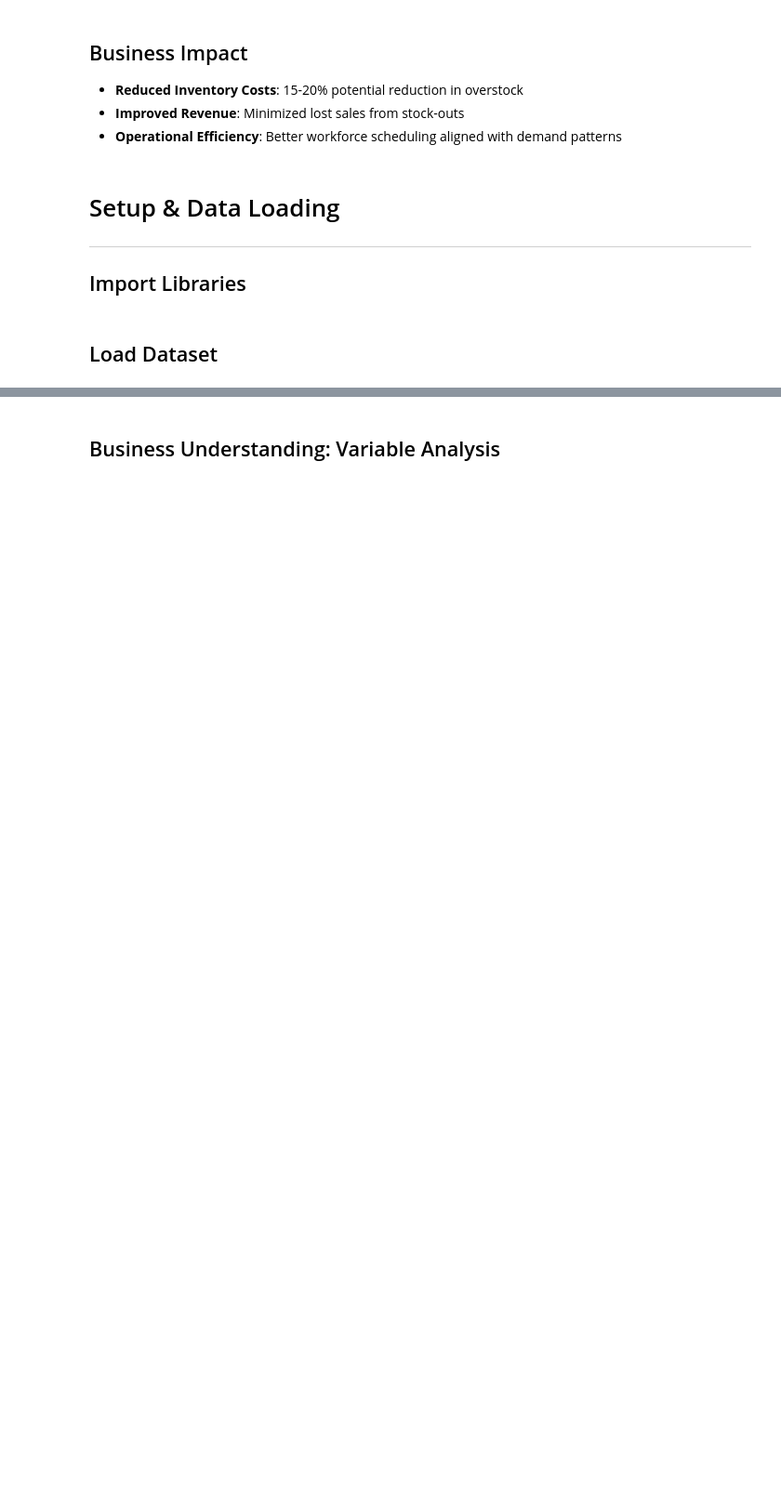
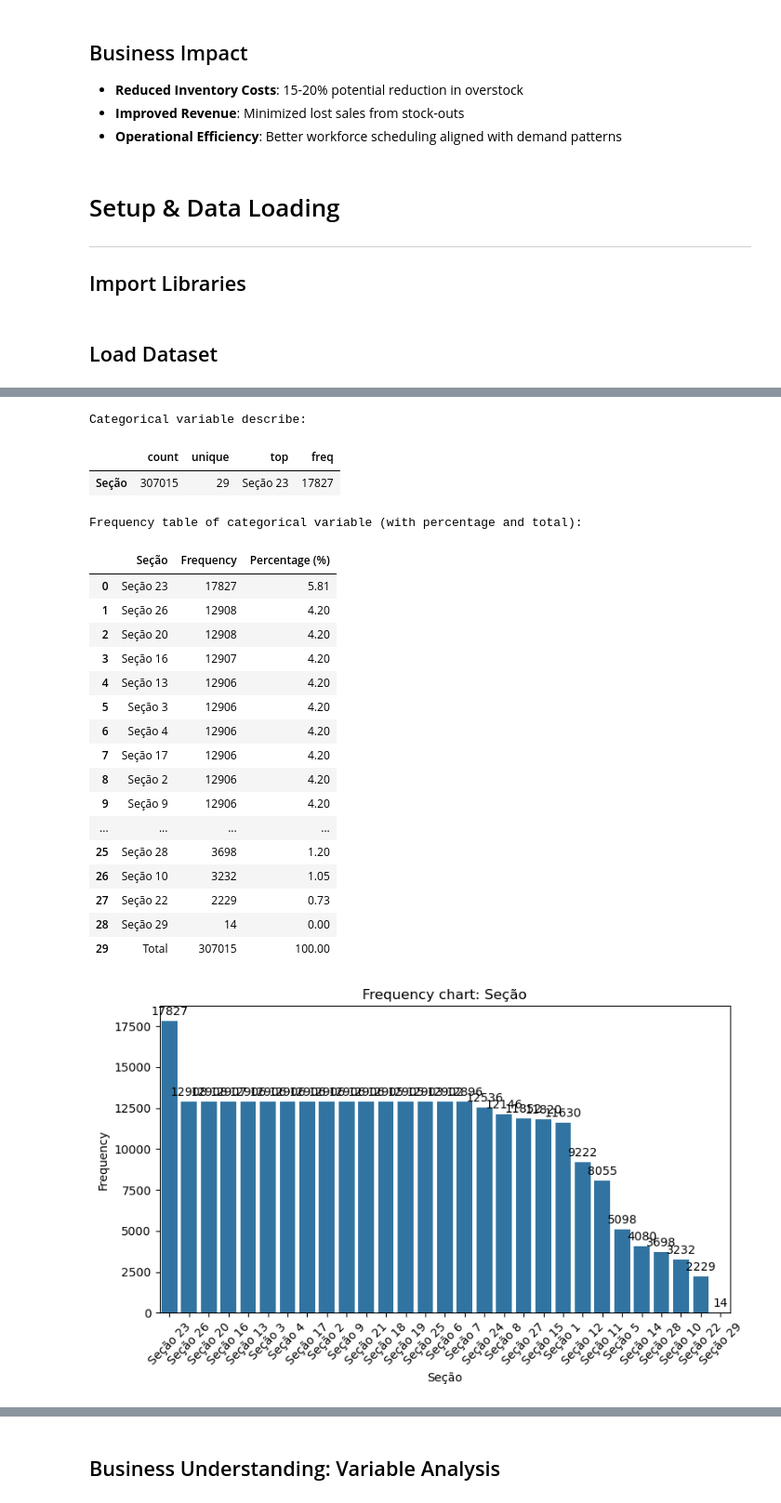
Before and after one commit to RakellM/ASN-DSA-T5, a Jupyter notebook: 33-ST/Homework/Project_1.ipynb, the cells around one changed output, grey strips where cells are left out. Shown at 93% size. Cells and saved outputs as stored; diff of their text form; code cells hidden in the pictures; blank space fills up the shorter version.

```diff
--- a/33-ST/Homework/Project_1.ipynb
+++ b/33-ST/Homework/Project_1.ipynb
@@ -104,0 +556,25 @@ memory usage: 30.5+ MB
+# %%
+univariate_categorical_variable(df, "Seção")
+# %% [output]
+Categorical variable describe:
+|  | count | unique | top | freq |
+| Seção | 307015 | 29 | Seção 23 | 17827 |
+Frequency table of categorical variable (with percentage and total):
+|  | Seção | Frequency | Percentage (%) |
+| 0 | Seção 23 | 17827 | 5.81 |
+| 1 | Seção 26 | 12908 | 4.20 |
+| 2 | Seção 20 | 12908 | 4.20 |
+| 3 | Seção 16 | 12907 | 4.20 |
+| 4 | Seção 13 | 12906 | 4.20 |
+| 5 | Seção 3 | 12906 | 4.20 |
+| 6 | Seção 4 | 12906 | 4.20 |
+| 7 | Seção 17 | 12906 | 4.20 |
+| 8 | Seção 2 | 12906 | 4.20 |
+| 9 | Seção 9 | 12906 | 4.20 |
+| ... | ... | ... | ... |
+| 25 | Seção 28 | 3698 | 1.20 |
+| 26 | Seção 10 | 3232 | 1.05 |
+| 27 | Seção 22 | 2229 | 0.73 |
+| 28 | Seção 29 | 14 | 0.00 |
+| 29 | Total | 307015 | 100.00 |
+[figure, added]
```
Also changed, not shown: parts of 52 cells of this notebook, 2 other files.
